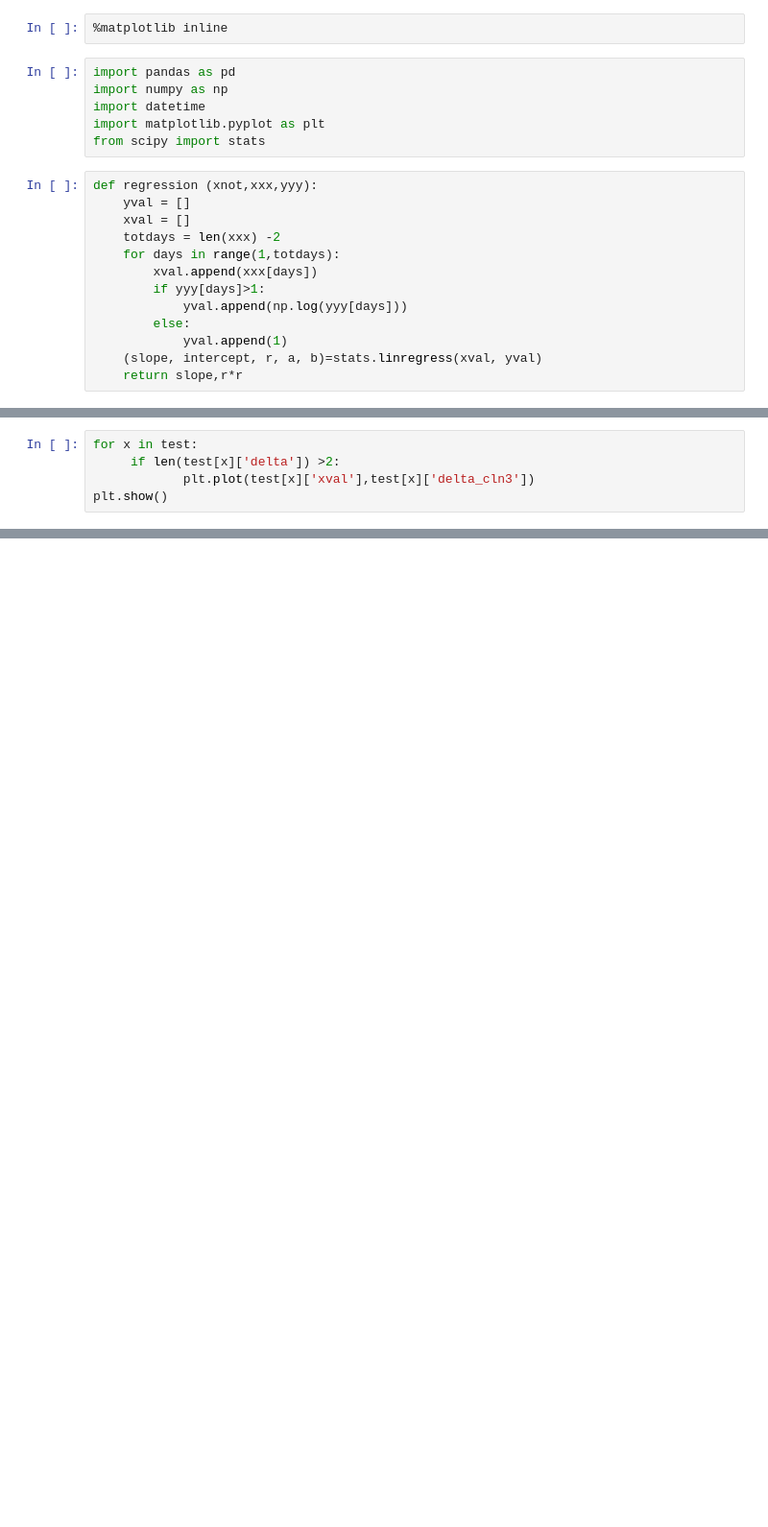
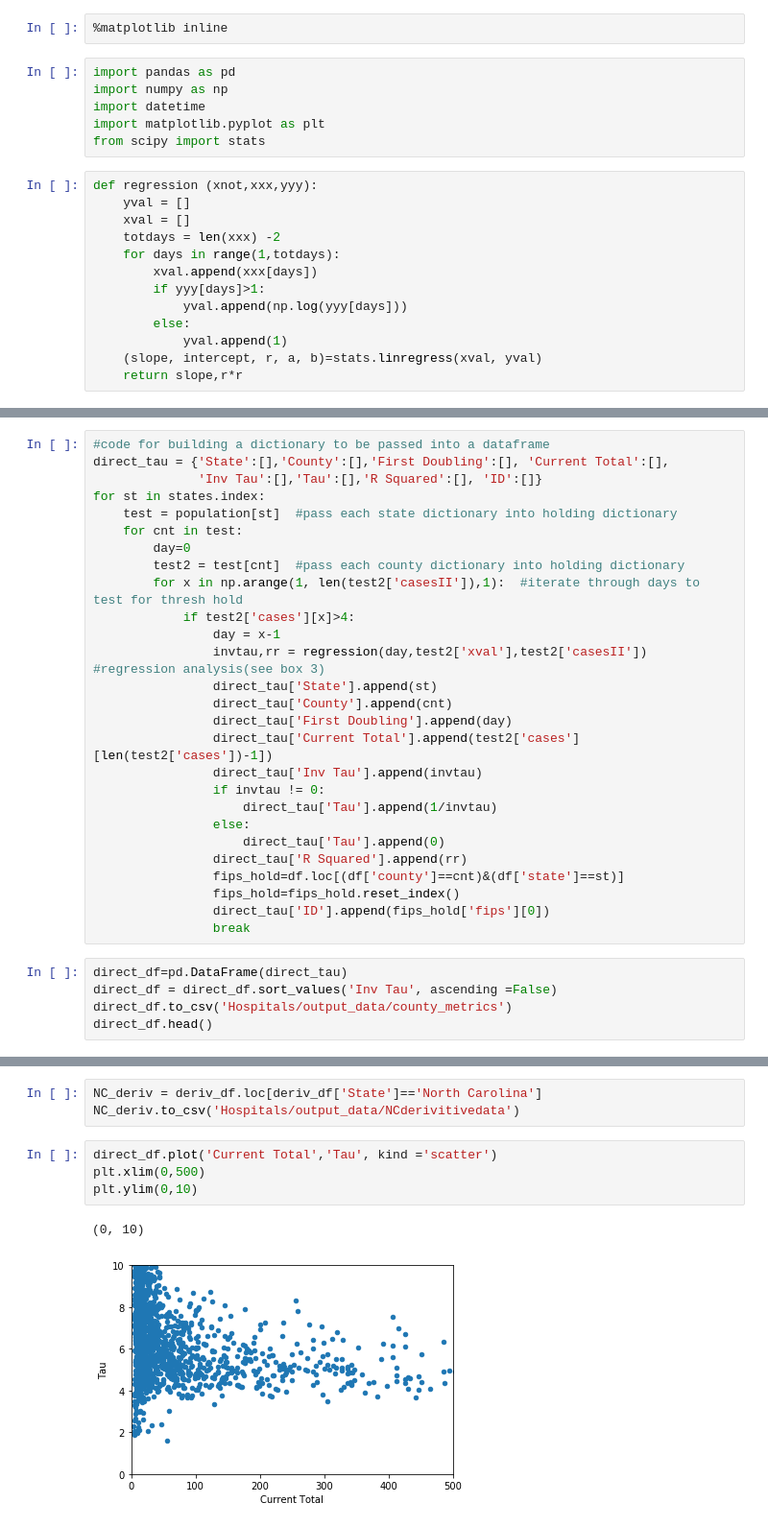
Before and after one commit to jtpeters963/Project-1, a Jupyter notebook: Untitled.ipynb, the cells around one changed output, grey strips where cells are left out. Shown at 96% size. Drawn from its saved outputs; the diff is of its cells as text; blank space fills up the shorter version.

Commit message:
fips added to data files

```diff
--- a/Untitled.ipynb
+++ b/Untitled.ipynb
@@ -166,5 +21,0 @@ plt.show()
-# %%
-for x in test:
-     if len(test[x]['delta']) >2:
-            plt.plot(test[x]['xval'],test[x]['delta_cln3'])
-plt.show()
@@ -223,0 +96,32 @@ Okaloosa County
+# %%
+#code for building a dictionary to be passed into a dataframe
+direct_tau = {'State':[],'County':[],'First Doubling':[], 'Current Total':[],
+              'Inv Tau':[],'Tau':[],'R Squared':[], 'ID':[]}
+for st in states.index:
+    test = population[st]  #pass each state dictionary into holding dictionary
+    for cnt in test:
+        day=0
+        test2 = test[cnt]  #pass each county dictionary into holding dictionary
+        for x in np.arange(1, len(test2['casesII']),1):  #iterate through days to test for thresh hold
+            if test2['cases'][x]>4:
+                day = x-1
+                invtau,rr = regression(day,test2['xval'],test2['casesII']) #regression analysis(see box 3)
+                direct_tau['State'].append(st)
+                direct_tau['County'].append(cnt)
+                direct_tau['First Doubling'].append(day)
+                direct_tau['Current Total'].append(test2['cases'][len(test2['cases'])-1])
+                direct_tau['Inv Tau'].append(invtau)
+                if invtau != 0:
+                    direct_tau['Tau'].append(1/invtau)
+                else:
+                    direct_tau['Tau'].append(0)
+                direct_tau['R Squared'].append(rr)
+                fips_hold=df.loc[(df['county']==cnt)&(df['state']==st)]
+                fips_hold=fips_hold.reset_index()
+                direct_tau['ID'].append(fips_hold['fips'][0])
+                break
+# %%
+direct_df=pd.DataFrame(direct_tau)
+direct_df = direct_df.sort_values('Inv Tau', ascending =False)
+direct_df.to_csv('Hospitals/output_data/county_metrics')
+direct_df.head()
@@ -223,0 +184,10 @@ Okaloosa County
+# %%
+NC_deriv = deriv_df.loc[deriv_df['State']=='North Carolina']
+NC_deriv.to_csv('Hospitals/output_data/NCderivitivedata')
+# %%
+direct_df.plot('Current Total','Tau', kind ='scatter')
+plt.xlim(0,500)
+plt.ylim(0,10)
+# %% [output]
+(0, 10)
+[figure, added]
```
Also changed, not shown: parts of 34 cells of this notebook, 11 other files.
